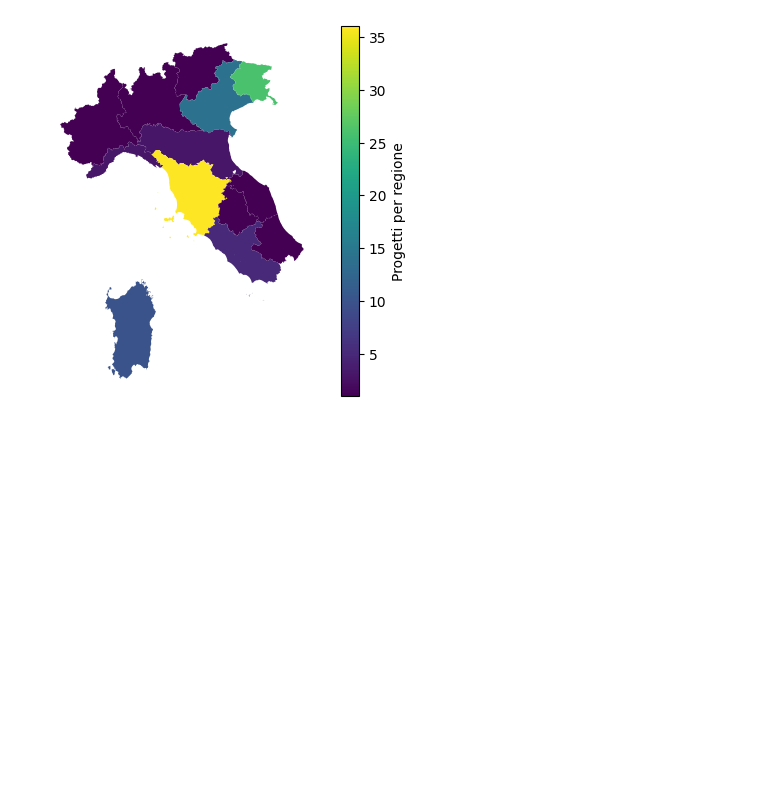
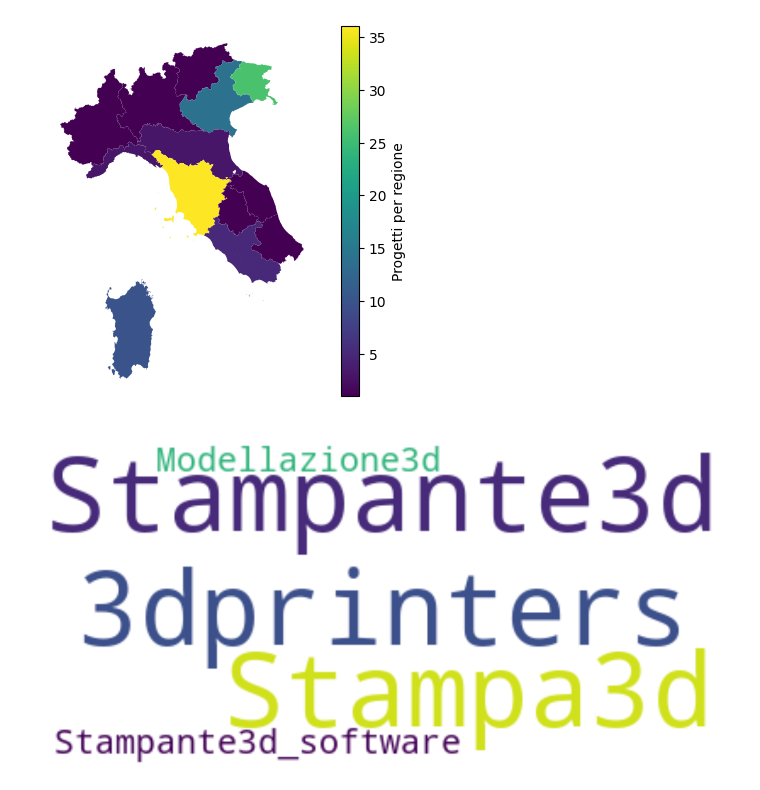
Before and after one commit to LorenzoLongarini/progetto-di-economia, a Jupyter notebook: economia_dataset.ipynb, the cells around one changed output. Cells and saved outputs as stored; diff of their text form; code cells hidden in the pictures; blank space fills up the shorter version.

```diff
--- a/economia_dataset.ipynb
+++ b/economia_dataset.ipynb
@@ -232,3 +230,14 @@ ax=data2.plot(column="counts",
 ax.set_axis_off()
 # %% [output]
 [figure]
+# %%
+text = "Stampante_3D 3D_Printers Stampa_3D Software_Progettuali Modellazione_3D Materiali_Stampa Stampa_Additiva"
+# stopwords = set(STOPWORDS)
+# stopwords.update(["Altro","di","al","e"])
+wordcloud = WordCloud(background_color="white").generate(text)
+plt.figure( figsize=(15,10))
+plt.imshow(wordcloud, interpolation='bilinear')
+plt.axis("off")
+plt.show()
+# %% [output]
+[figure, added]
```
Also changed, not shown: parts of 2 cells of this notebook.
